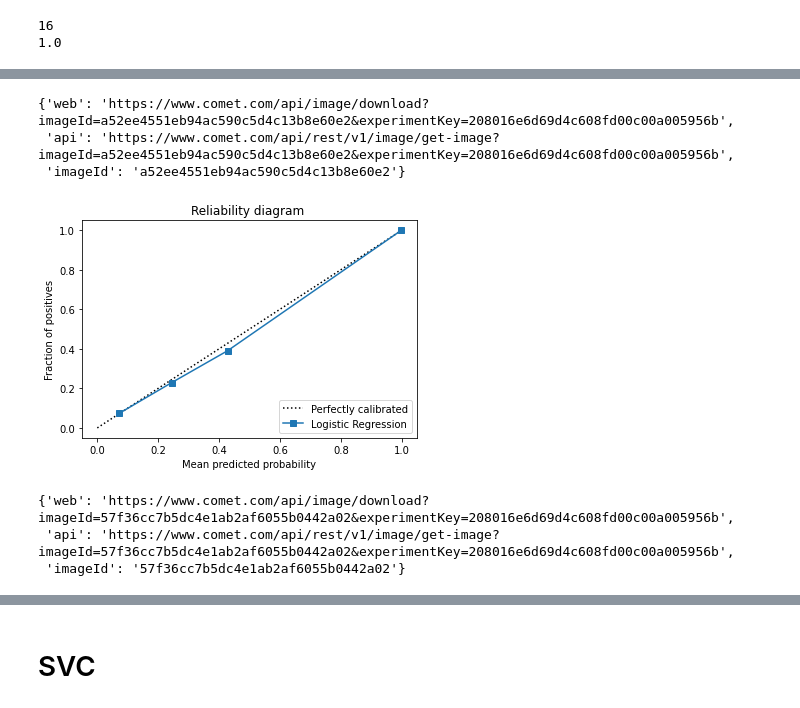
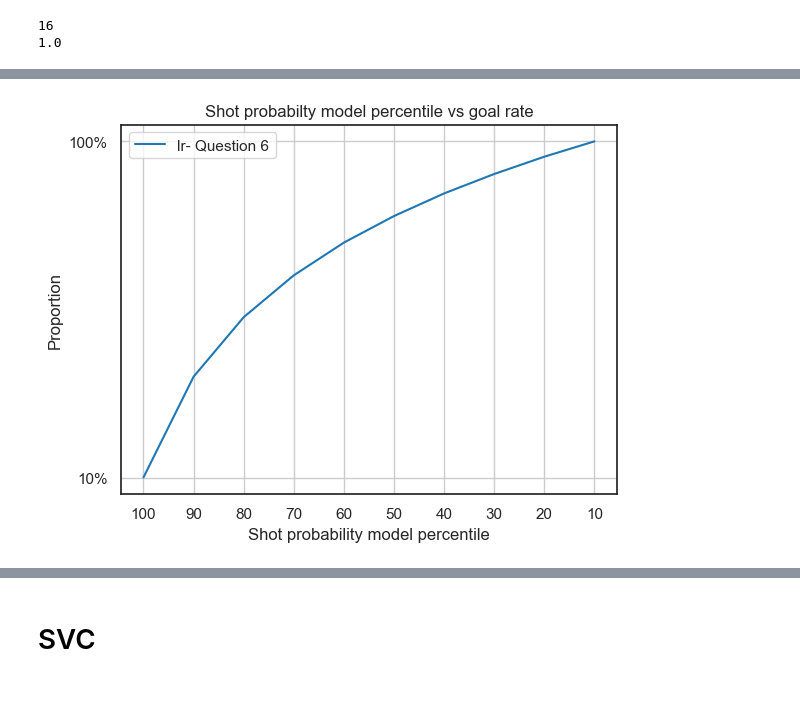
Before and after one commit to mina-parham/IFT6758-Project, a Jupyter notebook: notebooks/Milestone2_task6.ipynb, the cells around one changed output, grey strips where cells are left out. Saved outputs shown, nothing was run; the diff lists cells and outputs as text; code cells hidden in the pictures.

```diff
--- a/notebooks/Milestone2_task6.ipynb
+++ b/notebooks/Milestone2_task6.ipynb
@@ -256,9 +252,35 @@ plt.show()
+# %%
+def plot_partition_perc(df_prob_goals):
+    goals = df_prob_goals[df_prob_goals['y_test']==1]
+
+    d = np.sort(goals['y_prob_lr'])
+    # Percentile values
+    p = np.array([0.0, 10.0, 20.0, 30.0, 40.0, 50.0, 60.0, 70.0,80.0,90.0,100.0])
+    perc = np.percentile(d, p)
+
+    x = pd.cut(goals['y_prob_lr'], bins=perc, duplicates = 'drop').reset_index()
+    x =x.groupby('y_prob_lr', as_index=False).size()
+    x.columns = ['y_prob_lr', 'count']
+
+    z = len(goals['y_test'])
+
+    return x, z
+# %%
+x_partition_lr, z_lr = plot_partition_perc(df_prob_goals_lr)
+# %%
+sns.set_theme(style="white", palette=None)
+sns.lineplot(x=np.flip(['10','20','30','40','50','60','70','80','90','100' ]), y = (np.flip((x_partition_lr['count']/z_lr))).cumsum(), label = 'lr- Question 6')
+plt.title('Shot probabilty model percentile vs goal rate')
+plt.xlabel('Shot probability model percentile')
+plt.ylabel("Proportion")
+plt.yscale('log')
+plt.gca().yaxis.set_major_formatter(mtick.PercentFormatter(1.0))
+plt.grid()
+plt.show()
+# %% [output]
+[figure, added]
 # %%
-experiment.log_image('Goal Rate of Logistic Regression.png')
-experiment.log_image('Cumulative % of goals.png')
+# experiment.log_image('Goal Rate of Logistic Regression.png')
+# experiment.log_image('Cumulative % of goals.png')
-# %% [output]
-{'web': 'https://www.comet.com/api/image/download?imageId=a52ee4551eb94ac590c5d4c13b8e60e2&experimentKey=208016e6d69d4c608fd00c00a005956b',
- 'api': 'https://www.comet.com/api/rest/v1/image/get-image?imageId=a52ee4551eb94ac590c5d4c13b8e60e2&experimentKey=208016e6d69d4c608fd00c00a005956b',
- 'imageId': 'a52ee4551eb94ac590c5d4c13b8e60e2'}
 # %%
 from sklearn.calibration import CalibrationDisplay
@@ -265,12 +287,0 @@ from sklearn.calibration import CalibrationDisplay
-# %%
-disp = CalibrationDisplay.from_estimator(search_logR, X_train, y_train, name='Logistic Regression')
-plt.title("Reliability diagram ")
-plt.savefig('Reliability diagram.png')
-plt.show()
-#experiment.log_curve(f"Reliability diagram Logistic Regression",disp)
-experiment.log_image('Reliability diagram.png')
-# %% [output]
-[figure, removed]
-{'web': 'https://www.comet.com/api/image/download?imageId=57f36cc7b5dc4e1ab2af6055b0442a02&experimentKey=208016e6d69d4c608fd00c00a005956b',
- 'api': 'https://www.comet.com/api/rest/v1/image/get-image?imageId=57f36cc7b5dc4e1ab2af6055b0442a02&experimentKey=208016e6d69d4c608fd00c00a005956b',
- 'imageId': '57f36cc7b5dc4e1ab2af6055b0442a02'}
```
Also changed, not shown: parts of 74 cells of this notebook, 7 other files.
